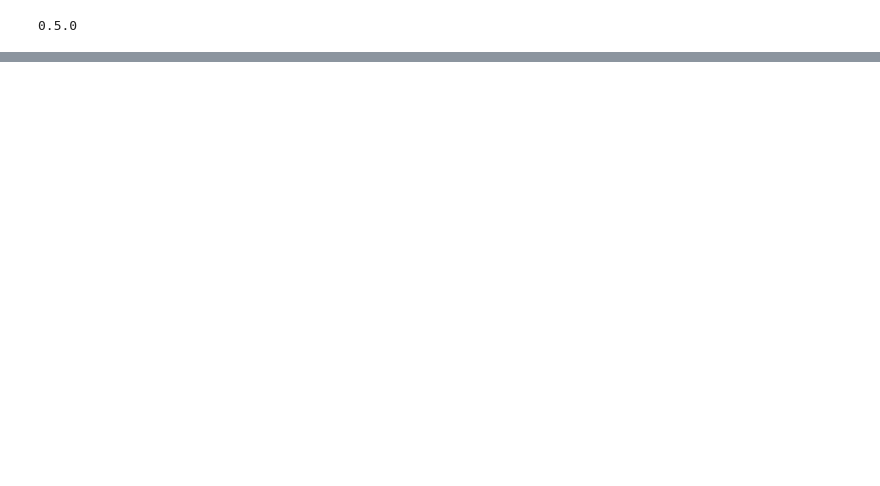
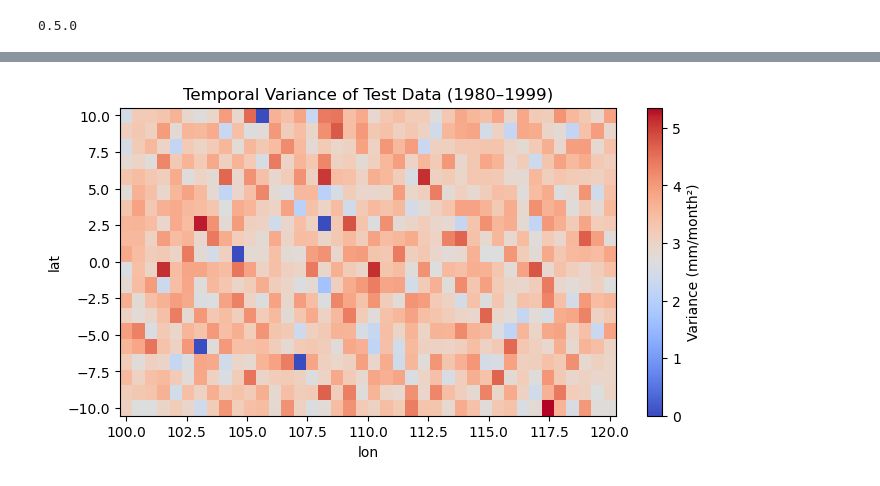
Before and after one commit to scbrown86/TraCE_Sahul, a Jupyter notebook: python_test/qdm_testing_toy.ipynb, the cells around one changed output, grey strips where cells are left out. Saved outputs shown, nothing was run; the diff lists cells and outputs as text; code cells hidden in the pictures; blank space fills up the shorter version.

```diff
--- a/python_test/qdm_testing_toy.ipynb
+++ b/python_test/qdm_testing_toy.ipynb
@@ -118,2 +118,18 @@ plt.show()
+# %%
+# Calculate variance across time
+var_map = test.var(dim="time")
+
+# Plot heatmap
+plt.figure(figsize=(8, 4))
+cmap = plt.cm.coolwarm.copy()
+cmap.set_bad(color="black")
+var_map.plot(
+    cmap=cmap,  # blue = low, red = high
+    cbar_kwargs={"label": f"Variance ({test.attrs['units']}²)"}
+)
+plt.title("Temporal Variance of Test Data (1980–1999)")
+plt.show()
+# %% [output]
+[figure, added]
 # %%
 # --- Fit QDM ---
```
Also changed, not shown: parts of 8 cells of this notebook, 5 other files.
